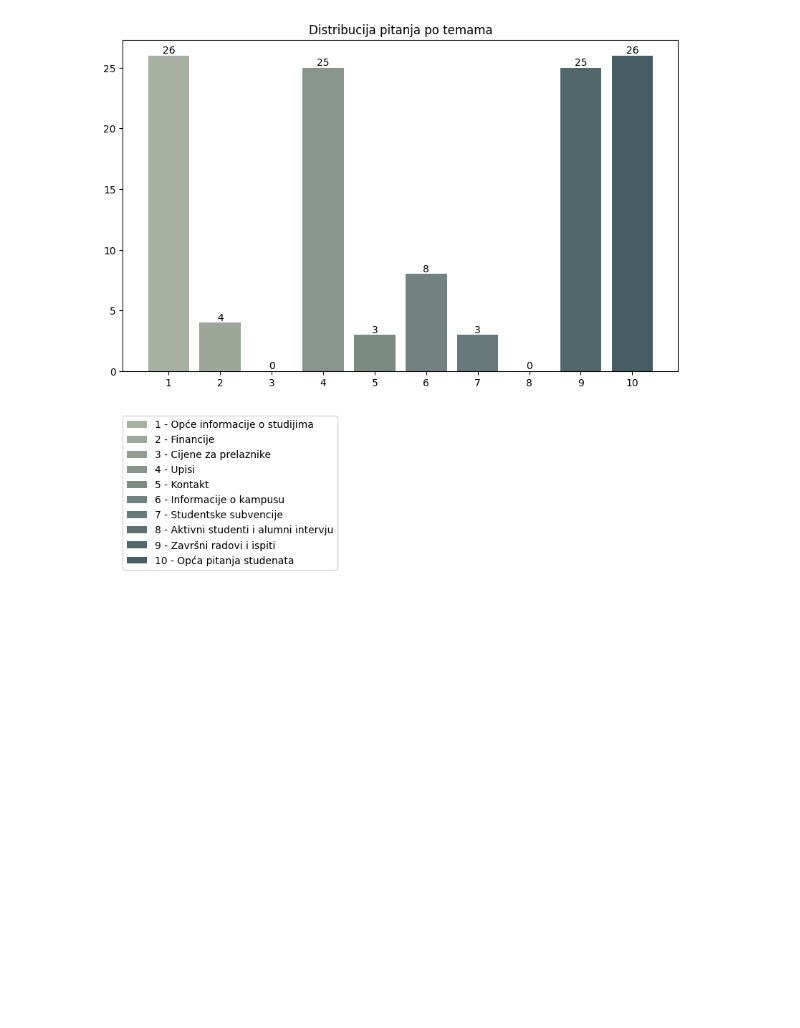
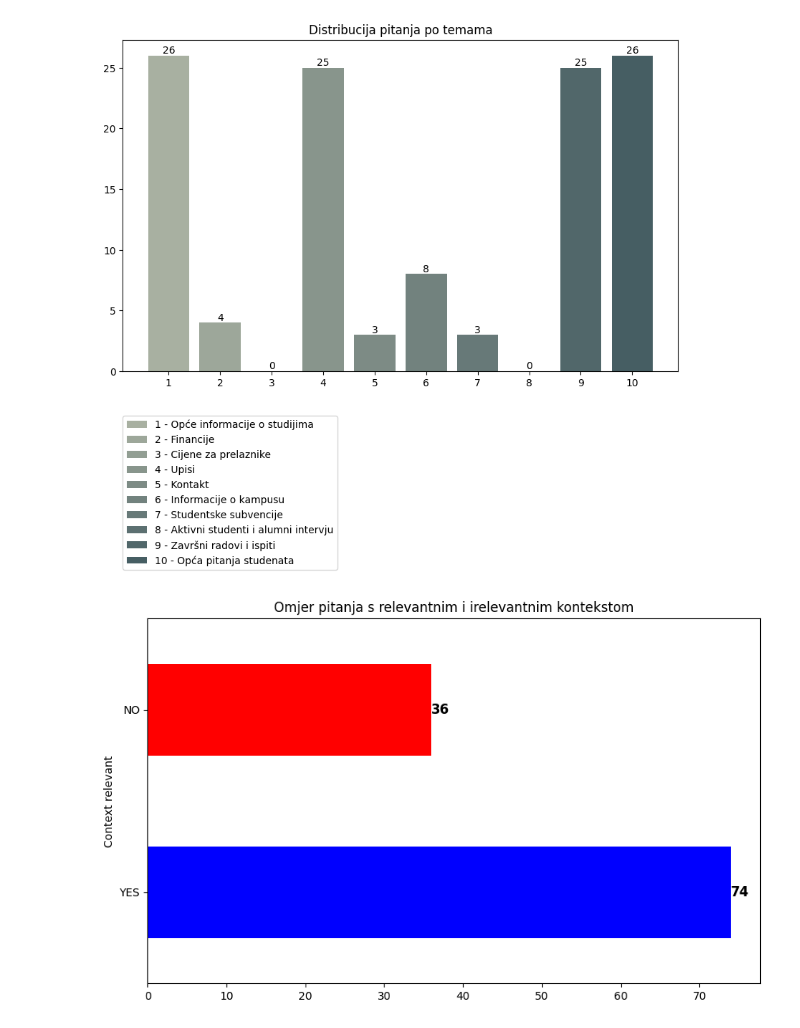
Before and after one commit to CZmafi00/subject-matter-assistant-algebra-prep, a Jupyter notebook: 5.2.data-visualization.ipynb, the cells around one changed output. Saved outputs shown, nothing was run; the diff lists cells and outputs as text; code cells hidden in the pictures; blank space fills up the shorter version.

Commit message:
feat: additional analysis visualization

```diff
--- a/5.2.data-visualization.ipynb
+++ b/5.2.data-visualization.ipynb
@@ -21,6 +21,21 @@ def plot_yes_no_chart(column, title):
 
     plt.show()
     plt.close()
+# %%
+def plot_yes_no_chart_all(df_input, column, title):
+    data = df_input[column]
+    colors = ['blue', 'red']
+
+    plt.figure(figsize=(10, 6))
+    ax = data.value_counts().plot(kind='barh', color=colors)
+    plt.title(title)
+    plt.xticks(rotation=0)
+
+    for i, count in enumerate(data.value_counts()):
+        ax.text(count, i, str(count), va='center', fontsize=12, fontweight='bold')
+
+    plt.show()
+    plt.close()
 # %%
 def plot_scores_distribution_chart(column, title, colors):
     score_range = range(1, 6)
@@ -114,3 +129,8 @@ plot_analysis_distribution_chart('Theme', 'Distribucija pitanja po temama', grey
 [figure]
 # %%
 df_incorrect = df_all[df_all['Correctness']=='NO'][df_all['Question relevant']=='YES']
+# %%
+data_input = df_all[df_all['Question relevant']=='YES']
+plot_yes_no_chart_all(data_input, 'Context relevant', 'Omjer pitanja s relevantnim i irelevantnim kontekstom')
+# %% [output]
+[figure, added]
```
Also changed, not shown: parts of 6 cells of this notebook, 1 other file.
